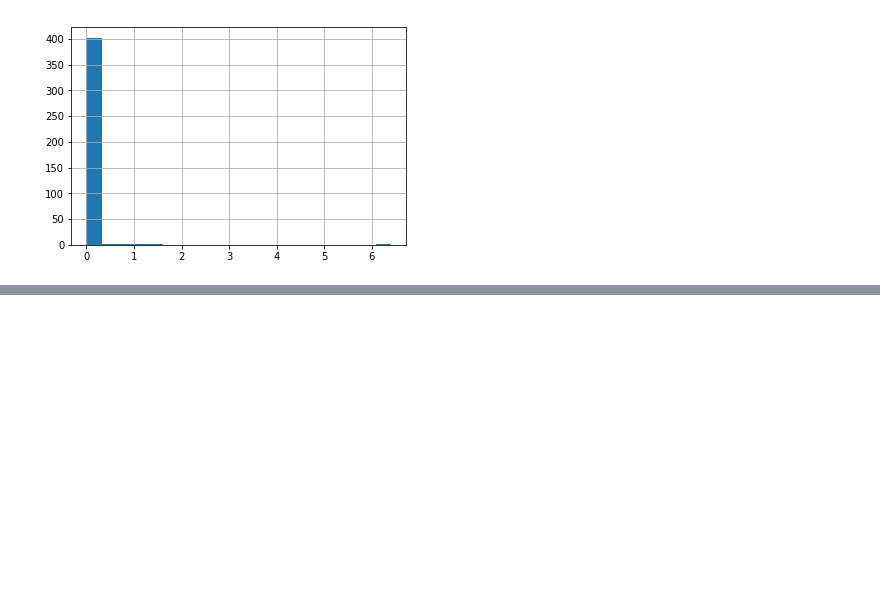
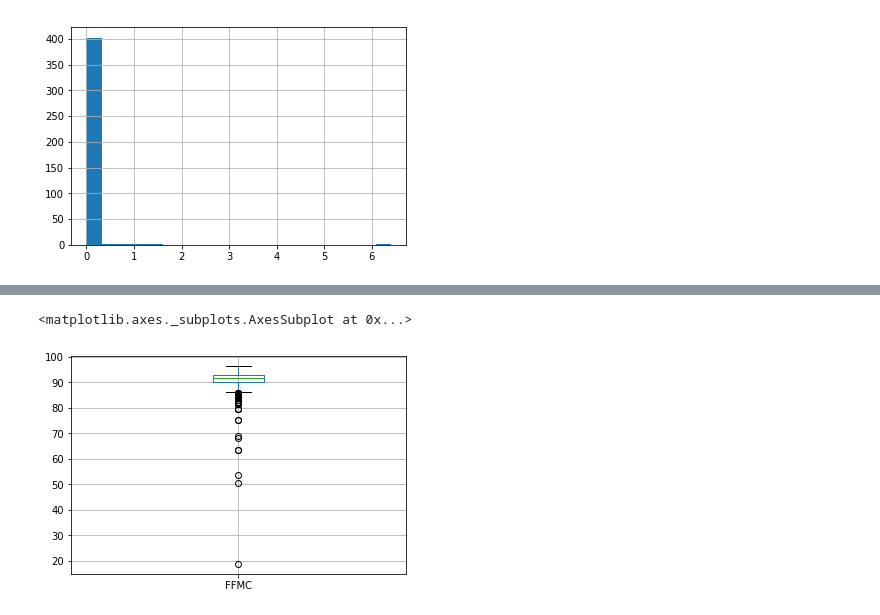
Before and after one commit to gayounglee57/sparkLab, a Jupyter notebook: forest_fires_visualisations.ipynb, the cells around one changed output, grey strips where cells are left out. Saved outputs shown, nothing was run; the diff lists cells and outputs as text; code cells hidden in the pictures; blank space fills up the shorter version.

Commit message:
finished data quality visualisations

```diff
--- a/forest_fires_visualisations.ipynb
+++ b/forest_fires_visualisations.ipynb
@@ -102,0 +118,6 @@ df[]
+# %%
+#boxplot of FMMC values in first data set for outliers and extreme values
+df.boxplot(column="FFMC")
+# %% [output]
+<matplotlib.axes._subplots.AxesSubplot at 0x...>
+[figure, added]
```
Also changed, not shown: parts of 3 cells of this notebook.
